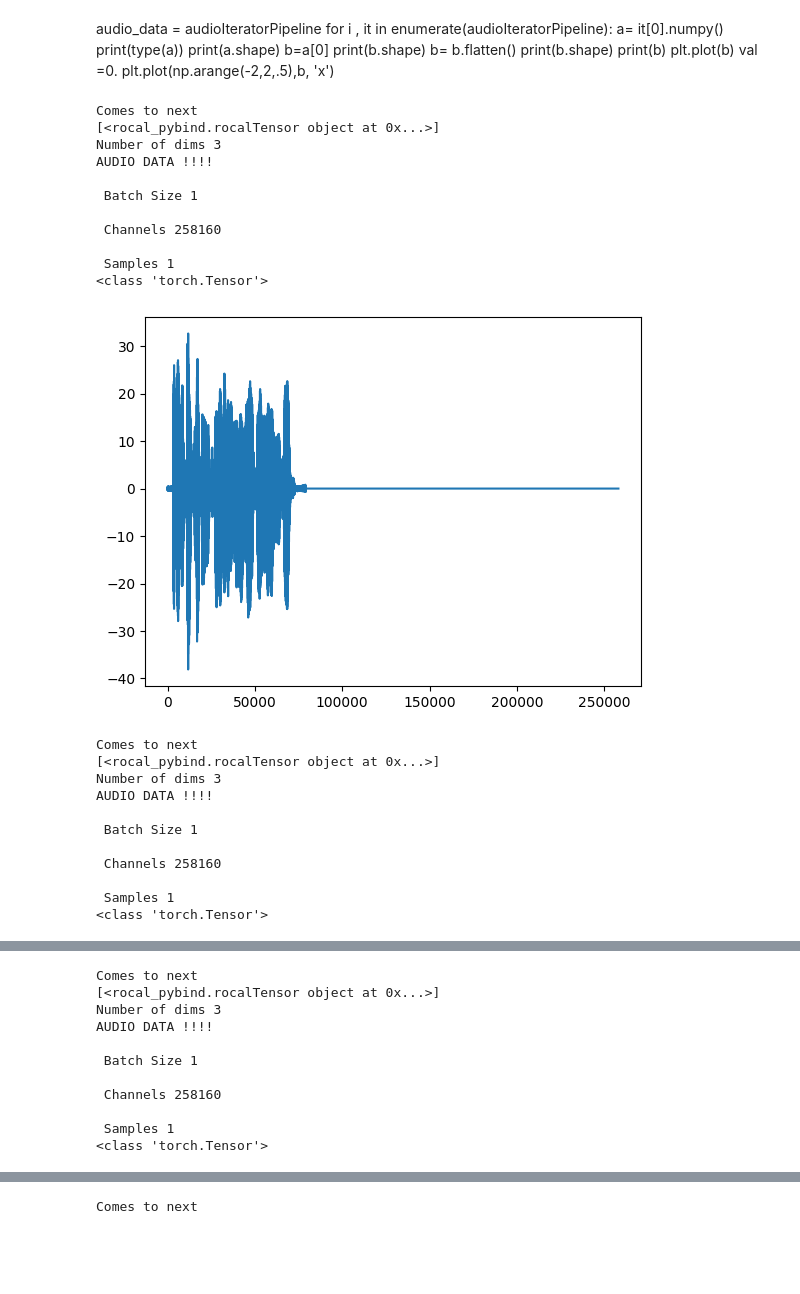
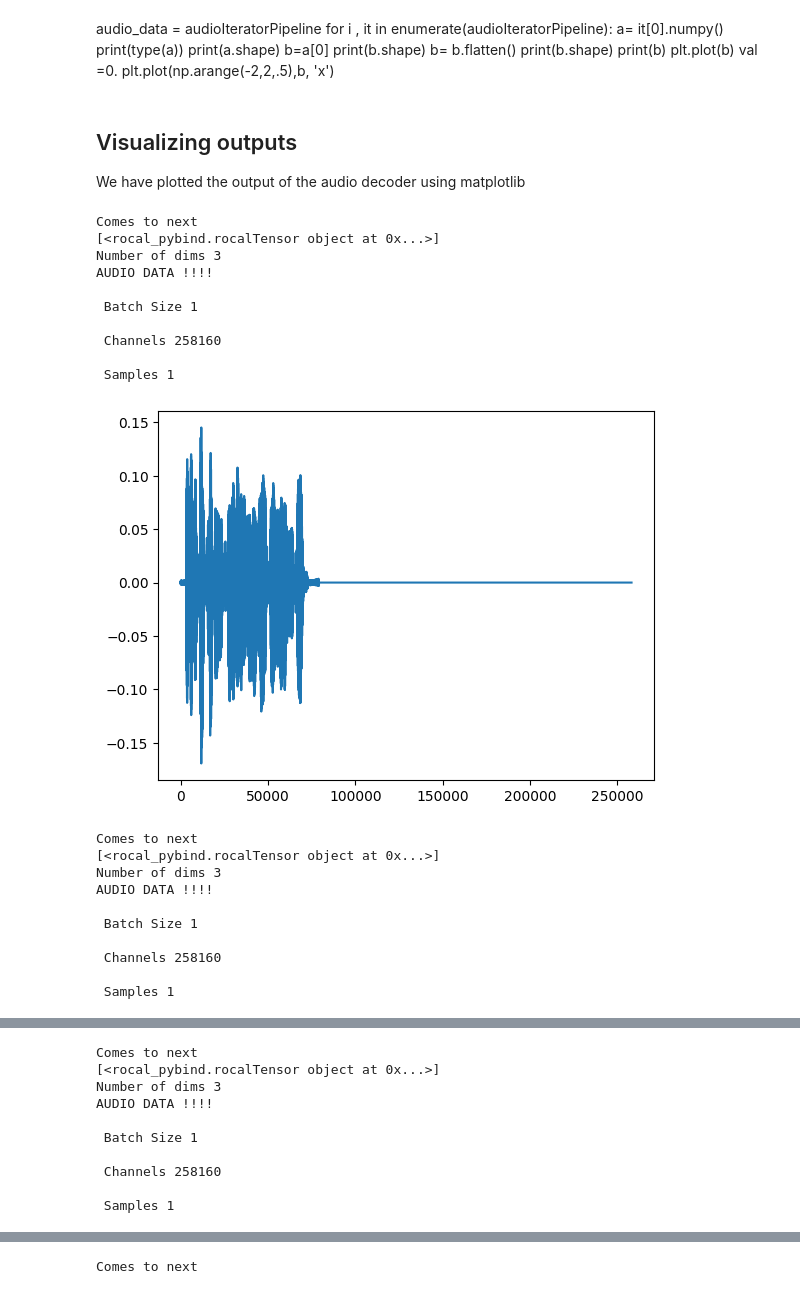
Before and after one commit to Akilesh2/MIVisionX, a Jupyter notebook: rocAL/rocAL_pybind/example/audio_decoder.ipynb, the cells around one changed output, grey strips where cells are left out. Cells and saved outputs as stored; diff of their text form; code cells hidden in the pictures; blank space fills up the shorter version.

```diff
--- a/rocAL/rocAL_pybind/example/audio_decoder.ipynb
+++ b/rocAL/rocAL_pybind/example/audio_decoder.ipynb
@@ -105,28 +110,27 @@ for i , it in enumerate(audioIteratorPipeline):
     plt.plot(b)
     val =0.
     plt.plot(np.arange(-2,2,.5),b, 'x')
+# %% [markdown]
+## Visualizing outputs
+
+We have plotted the output of the audio decoder using matplotlib
 # %%
 for i , it in enumerate(audioIteratorPipeline):
-    b=it[0][0]
-    print(type(b))
-    b=b*225
-    b=b.flatten()
-    num_array=b.numpy()
+    num_array=it[0][0]
     plt.plot(num_array)
     plt.show()
 # %% [output]
 Comes to next
 [<rocal_pybind.rocalTensor object at 0x...>]
 Number of dims 3
 AUDIO DATA !!!!
 
  Batch Size 1
 
  Channels 258160
 
  Samples 1
-<class 'torch.Tensor'>
-[figure, old version]
+[figure, new version]
 Comes to next
 [<rocal_pybind.rocalTensor object at 0x...>]
 Number of dims 3
@@ -137,4 +141,3 @@ AUDIO DATA !!!!
  Channels 258160
 
  Samples 1
-<class 'torch.Tensor'>
@@ -149,4 +152,3 @@ AUDIO DATA !!!!
  Channels 258160
 
  Samples 1
-<class 'torch.Tensor'>
```
Also changed, not shown: parts of 9 cells of this notebook.
